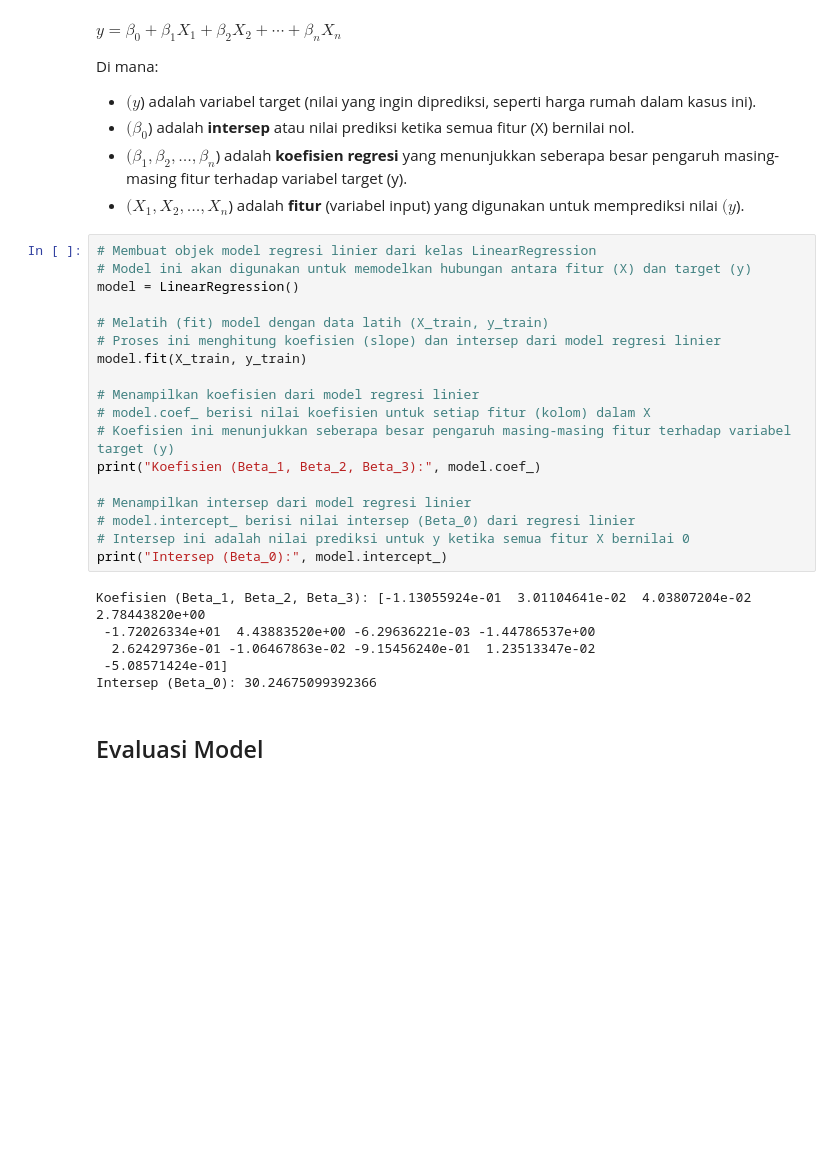
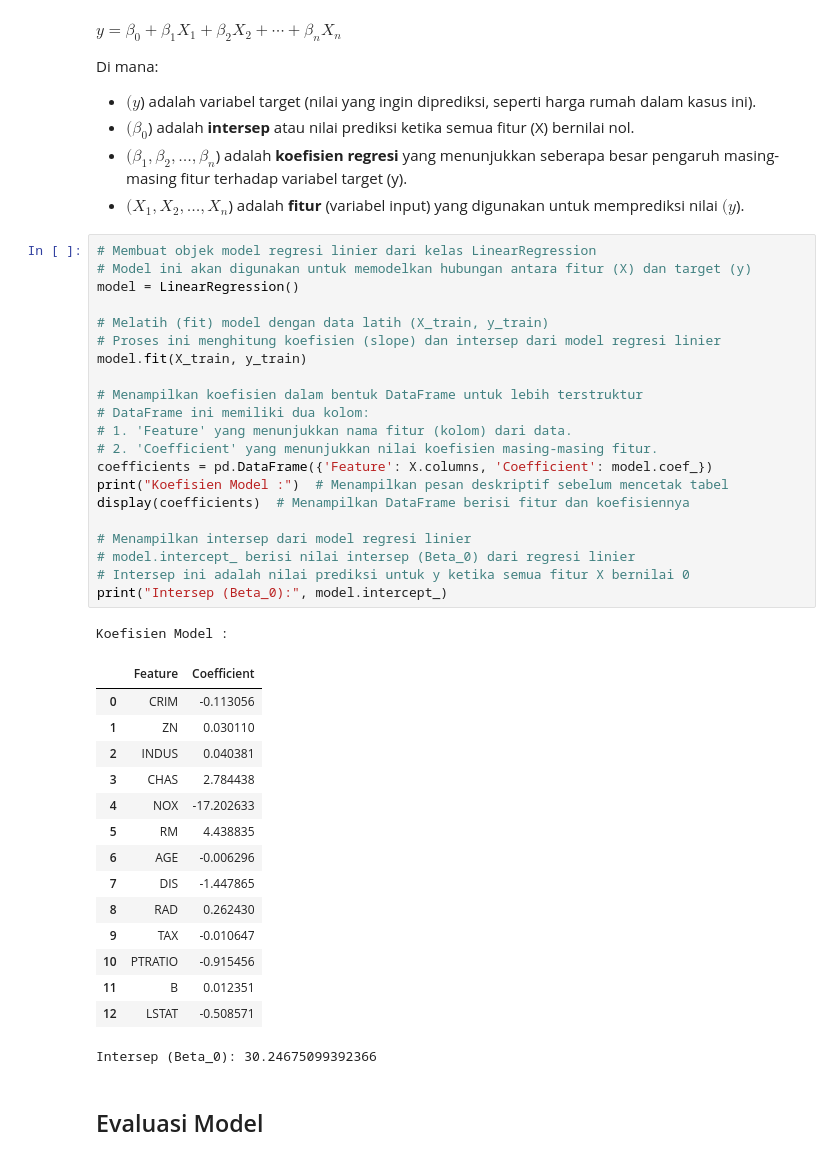
Before and after one commit to d4dika/dumbcode, a Jupyter notebook: Boston Housing Predict [LinearRegression].ipynb, the cells around one changed output. Saved outputs shown, nothing was run; the diff lists cells and outputs as text; blank space fills up the shorter version.

```diff
--- a/Boston Housing Predict [LinearRegression].ipynb
+++ b/Boston Housing Predict [LinearRegression].ipynb
@@ -228,27 +228,41 @@ Di mana:
 # %%
 # Membuat objek model regresi linier dari kelas LinearRegression
 # Model ini akan digunakan untuk memodelkan hubungan antara fitur (X) dan target (y)
 model = LinearRegression()
 
 # Melatih (fit) model dengan data latih (X_train, y_train)
 # Proses ini menghitung koefisien (slope) dan intersep dari model regresi linier
 model.fit(X_train, y_train)
 
-# Menampilkan koefisien dari model regresi linier
-# model.coef_ berisi nilai koefisien untuk setiap fitur (kolom) dalam X
-# Koefisien ini menunjukkan seberapa besar pengaruh masing-masing fitur terhadap variabel target (y)
-print("Koefisien (Beta_1, Beta_2, Beta_3):", model.coef_)
+# Menampilkan koefisien dalam bentuk DataFrame untuk lebih terstruktur
+# DataFrame ini memiliki dua kolom:
+# 1. 'Feature' yang menunjukkan nama fitur (kolom) dari data.
+# 2. 'Coefficient' yang menunjukkan nilai koefisien masing-masing fitur.
+coefficients = pd.DataFrame({'Feature': X.columns, 'Coefficient': model.coef_})
+print("Koefisien Model :")  # Menampilkan pesan deskriptif sebelum mencetak tabel
+display(coefficients)  # Menampilkan DataFrame berisi fitur dan koefisiennya
 
 # Menampilkan intersep dari model regresi linier
 # model.intercept_ berisi nilai intersep (Beta_0) dari regresi linier
 # Intersep ini adalah nilai prediksi untuk y ketika semua fitur X bernilai 0
 print("Intersep (Beta_0):", model.intercept_)
 # %% [output]
-Koefisien (Beta_1, Beta_2, Beta_3): [-1.13055924e-01  3.01104641e-02  4.03807204e-02  2.78443820e+00
- -1.72026334e+01  4.43883520e+00 -6.29636221e-03 -1.44786537e+00
-  2.62429736e-01 -1.06467863e-02 -9.15456240e-01  1.23513347e-02
- -5.08571424e-01]
-Intersep (Beta_0): 30.24675099392366
+Koefisien Model :
+|  | Feature | Coefficient |
+| 0 | CRIM | -0.113056 |
+| 1 | ZN | 0.030110 |
+| 2 | INDUS | 0.040381 |
+| 3 | CHAS | 2.784438 |
+| 4 | NOX | -17.202633 |
+| 5 | RM | 4.438835 |
+| 6 | AGE | -0.006296 |
+| 7 | DIS | -1.447865 |
+| 8 | RAD | 0.262430 |
+| 9 | TAX | -0.010647 |
+| 10 | PTRATIO | -0.915456 |
+| 11 | B | 0.012351 |
+| 12 | LSTAT | -0.508571 |
+Intersep (Beta_0): 30.24675099392366
 # %% [markdown]
 ## Evaluasi Model
 # %% [markdown]
```
Also changed, not shown: 1 other file.
